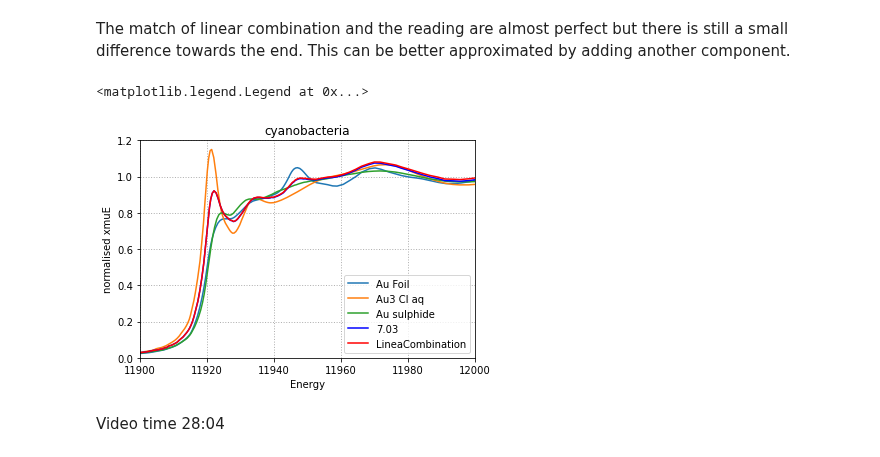
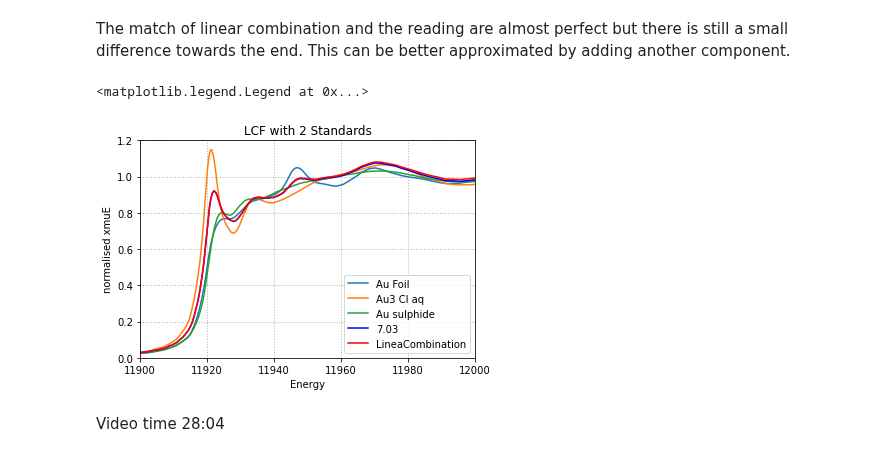
Before and after one commit to scman1/Larch_Intro_ukch, a Jupyter notebook: XANES analysis-Linear combination fitting.ipynb, the cells around one changed output. Cells and saved outputs as stored; diff of their text form; code cells hidden in the pictures.

```diff
--- a/XANES analysis-Linear combination fitting.ipynb
+++ b/XANES analysis-Linear combination fitting.ipynb
@@ -194,17 +178,7 @@ plt.legend()
 group_keys = ['lshy','hqlr']
 
 # plot mu vs flat normalised mu for selected groups
-for group_key in group_keys:
-    gr_0 = extract_athenagroup(cianobacteria_project._athena_groups[group_key])
-    # recalculate normalisation
-    calc_with_defaults(gr_0)
-    plt.plot(gr_0.energy, gr_0.flat, label=group_names[group_key])
-
-# set plot format
-plt.xlabel("Energy")
-plt.ylabel("normalised xmuE" )
-plt.title("cyanobacteria")
-plt.grid(linestyle=':', linewidth=1) #show and format grid
-plt.xlim(11860,12000)
-plt.legend()
+plt = plot_NxmuE_E_athena_prj(cianobacteria_project, group_keys, group_names,
+                              title = "720 and Au Foil",
+                              xlimits = [11860,12000])
 # %% [output]
@@ -259,43 +221,23 @@ The match of linear combination and the reading are almost perfect but there is
 # %%
 # https://vimeo.com/340216087 23:50 linear combination for inner state
 standard_keys = ['hqlr','tscd', 'qhxp'] #Au Foil, Au3Cl, and Au sulphide
-intermidate_state_key = 'd_7_03'
 
-# get the intermediate group
-mid_group = gr_0 = extract_athenagroup(cianobacteria_project._athena_groups[intermidate_state_key])
-# recalculate normalisation
-calc_with_defaults(mid_group)
-
-# get the list of standard groups
-components = {}
-for group_key in standard_keys:
-    components[group_key] = extract_athenagroup(cianobacteria_project._athena_groups[group_key])
-    # recalculate normalisation
-    calc_with_defaults(components[group_key])
+# add Au Sulphide
+components['qhxp'] = extract_athenagroup(cianobacteria_project._athena_groups['qhxp'])
+calc_with_defaults(components['qhxp'])
 
 
 comb = lincombo_fit(mid_group,list(components.values()),[0.333,0.333,0.333])
 
 # plot mu vs flat normalised mu for selected groups
-for group_key in standard_keys:
-    gr_0 = extract_athenagroup(cianobacteria_project._athena_groups[group_key])
-    # recalculate normalisation
-    calc_with_defaults(gr_0)
-    plt.plot(gr_0.energy, gr_0.flat, label=group_names[group_key])
-
+plt = plot_NxmuE_E_athena_prj(cianobacteria_project, standard_keys, group_names,
+                              title = "LCF with 2 Standards",
+                              xlimits = [11900,12000], ylimits=[0,1.2])
 plt.plot(mid_group.energy, mid_group.flat, label="7.03",color="blue")
 plt.plot(comb.xdata, comb.ydata, label="LineaCombination",color="r")
-
-# set plot format
-plt.xlabel("Energy")
-plt.ylabel("normalised xmuE" )
-plt.title("cyanobacteria")
-plt.grid(linestyle=':', linewidth=1) #show and format grid
-plt.xlim(11900,12000)
-plt.ylim(0,1.2)
 plt.legend()
 # %% [output]
 <matplotlib.legend.Legend at 0x...>
-[figure, old version]
+[figure, new version]
 # %% [markdown]
 Video time 28:04
```
Also changed, not shown: parts of 8 cells of this notebook.
